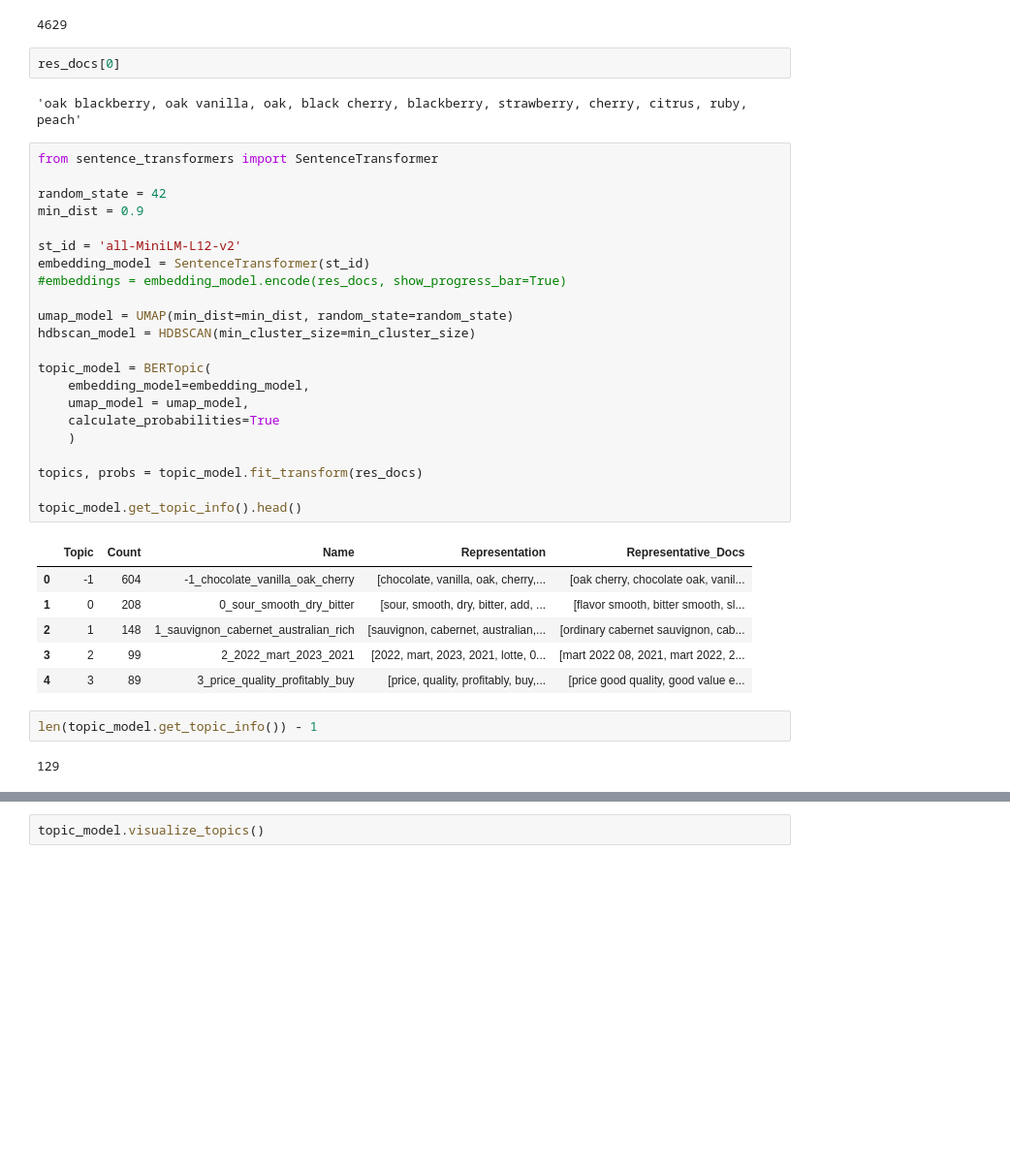
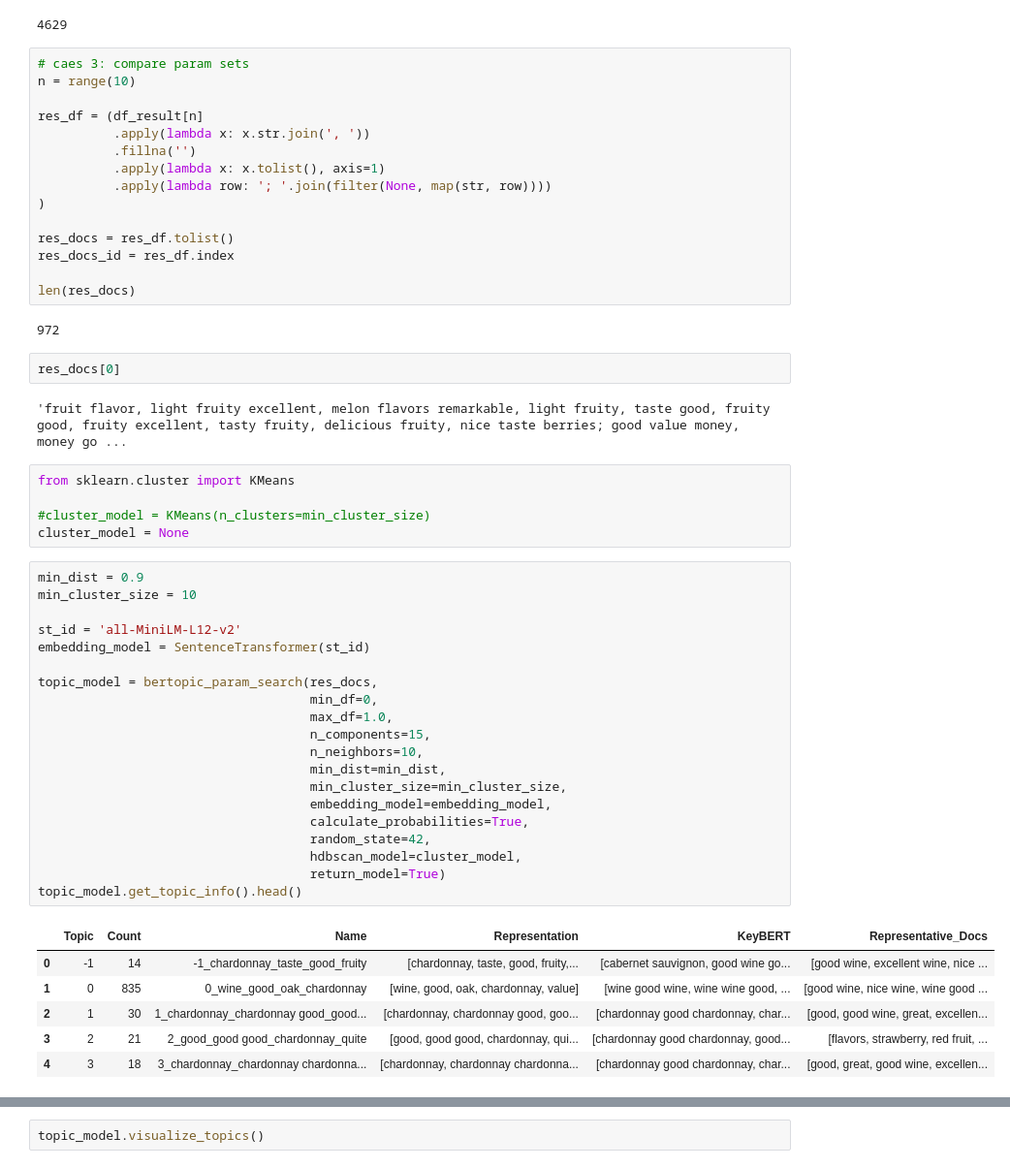
Before and after one commit to lbk209/topic_modeling, a Jupyter notebook: tm_wine_reviews_params.ipynb, the cells around one changed output, grey strips where cells are left out. Shown: that part at 97% size. Saved outputs shown, nothing was run; the diff lists cells and outputs as text; blank space fills up the shorter version.

Commit message:
review param study result

```diff
--- a/tm_wine_reviews_params.ipynb
+++ b/tm_wine_reviews_params.ipynb
@@ -769,40 +787,56 @@ for idx, s in res_df.items():
 len(res_docs)
 # %% [output]
 4629
+# %%
+# caes 3: compare param sets
+n = range(10)
+
+res_df = (df_result[n]
+          .apply(lambda x: x.str.join(', '))
+          .fillna('')
+          .apply(lambda x: x.tolist(), axis=1)
+          .apply(lambda row: '; '.join(filter(None, map(str, row))))
+)
+
+res_docs = res_df.tolist()
+res_docs_id = res_df.index
+
+len(res_docs)
+# %% [output]
+972
 # %%
 res_docs[0]
 # %% [output]
-'oak blackberry, oak vanilla, oak, black cherry, blackberry, strawberry, cherry, citrus, ruby, peach'
+'fruit flavor, light fruity excellent, melon flavors remarkable, light fruity, taste good, fruity good, fruity excellent, tasty fruity, delicious fruity, nice taste berries; good value money, money go ...
+# %%
+from sklearn.cluster import KMeans
+
+#cluster_model = KMeans(n_clusters=min_cluster_size)
+cluster_model = None
 # %%
-from sentence_transformers import SentenceTransformer
-
-random_state = 42
 min_dist = 0.9
+min_cluster_size = 10
 
 st_id = 'all-MiniLM-L12-v2'
 embedding_model = SentenceTransformer(st_id)
-#embeddings = embedding_model.encode(res_docs, show_progress_bar=True)
 
-umap_model = UMAP(min_dist=min_dist, random_state=random_state)
-hdbscan_model = HDBSCAN(min_cluster_size=min_cluster_size)
-
-topic_model = BERTopic(
-    embedding_model=embedding_model,
-    umap_model = umap_model,
-    calculate_probabilities=True
-    )
-
-topics, probs = topic_model.fit_transform(res_docs)
-
+topic_model = bertopic_param_search(res_docs,
+                                    min_df=0,
+                                    max_df=1.0,
+                                    n_components=15,
+                                    n_neighbors=10,
+                                    min_dist=min_dist,
+                                    min_cluster_size=min_cluster_size,
+                                    embedding_model=embedding_model,
+                                    calculate_probabilities=True,
+                                    random_state=42,
+                                    hdbscan_model=cluster_model,
+                                    return_model=True)
 topic_model.get_topic_info().head()
 # %% [output]
-|  | Topic | Count | Name | Representation | Representative_Docs |
-| 0 | -1 | 604 | -1_chocolate_vanilla_oak_cherry | [chocolate, vanilla, oak, cherry,... | [oak cherry, chocolate oak, vanil... |
-| 1 | 0 | 208 | 0_sour_smooth_dry_bitter | [sour, smooth, dry, bitter, add, ... | [flavor smooth, bitter smooth, sl... |
-| 2 | 1 | 148 | 1_sauvignon_cabernet_australian_rich | [sauvignon, cabernet, australian,... | [ordinary cabernet sauvignon, cab... |
-| 3 | 2 | 99 | 2_2022_mart_2023_2021 | [2022, mart, 2023, 2021, lotte, 0... | [mart 2022 08, 2021, mart 2022, 2... |
-| 4 | 3 | 89 | 3_price_quality_profitably_buy | [price, quality, profitably, buy,... | [price good quality, good value e... |
+|  | Topic | Count | Name | Representation | KeyBERT | Representative_Docs |
+| 0 | -1 | 14 | -1_chardonnay_taste_good_fruity | [chardonnay, taste, good, fruity,... | [cabernet sauvignon, good wine go... | [good wine, excellent wine, nice ... |
+| 1 | 0 | 835 | 0_wine_good_oak_chardonnay | [wine, good, oak, chardonnay, value] | [wine good wine, wine wine good, ... | [good wine, nice wine, wine good ... |
+| 2 | 1 | 30 | 1_chardonnay_chardonnay good_good... | [chardonnay, chardonnay good, goo... | [chardonnay good chardonnay, char... | [good, good wine, great, excellen... |
+| 3 | 2 | 21 | 2_good_good good_chardonnay_quite | [good, good good, chardonnay, qui... | [chardonnay good chardonnay, good... | [flavors, strawberry, red fruit, ... |
+| 4 | 3 | 18 | 3_chardonnay_chardonnay chardonna... | [chardonnay, chardonnay chardonna... | [chardonnay good chardonnay, char... | [good, great, good wine, excellen... |
-# %%
-len(topic_model.get_topic_info()) - 1
-# %% [output]
-129
```
Also changed, not shown: parts of 17 cells of this notebook.
